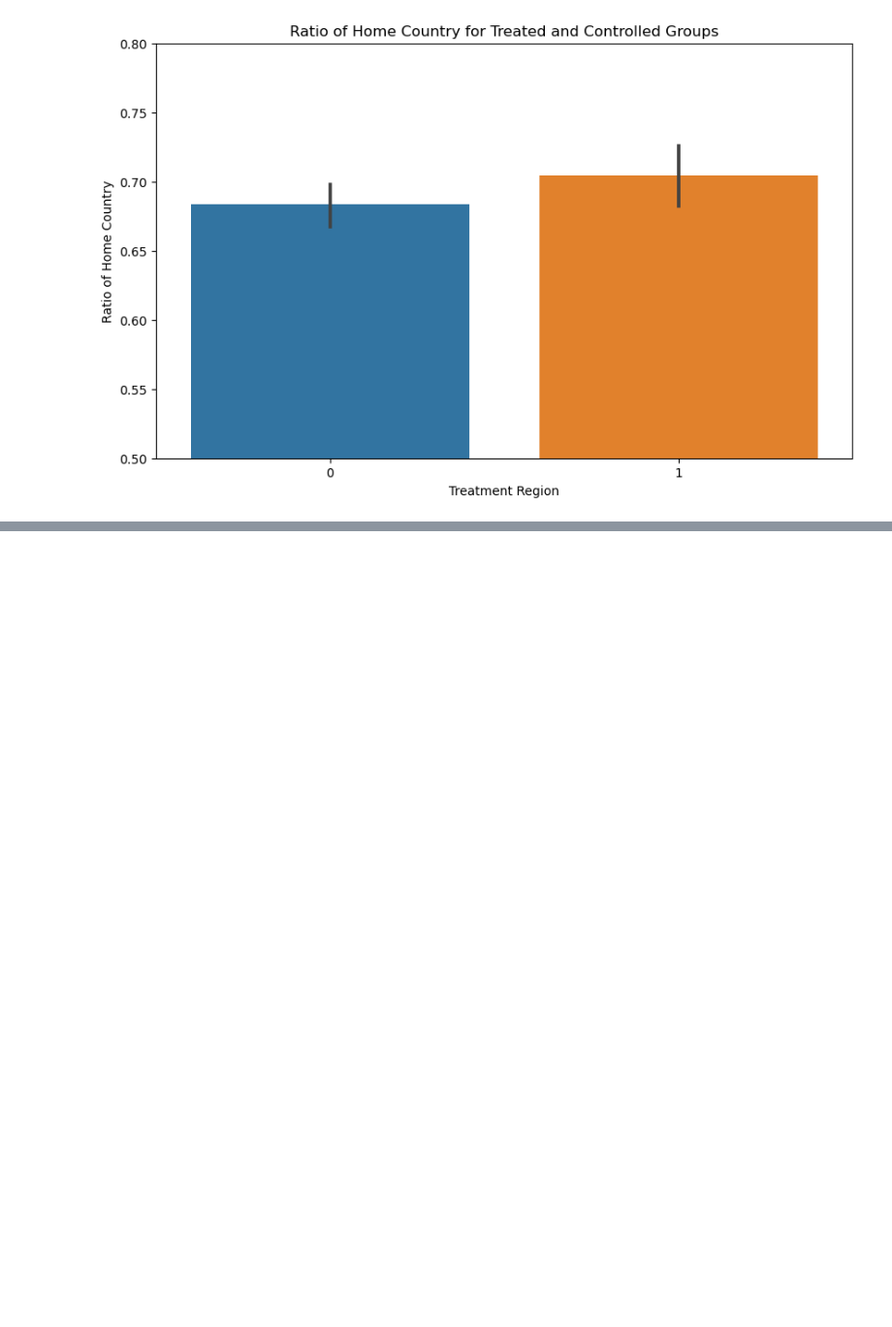
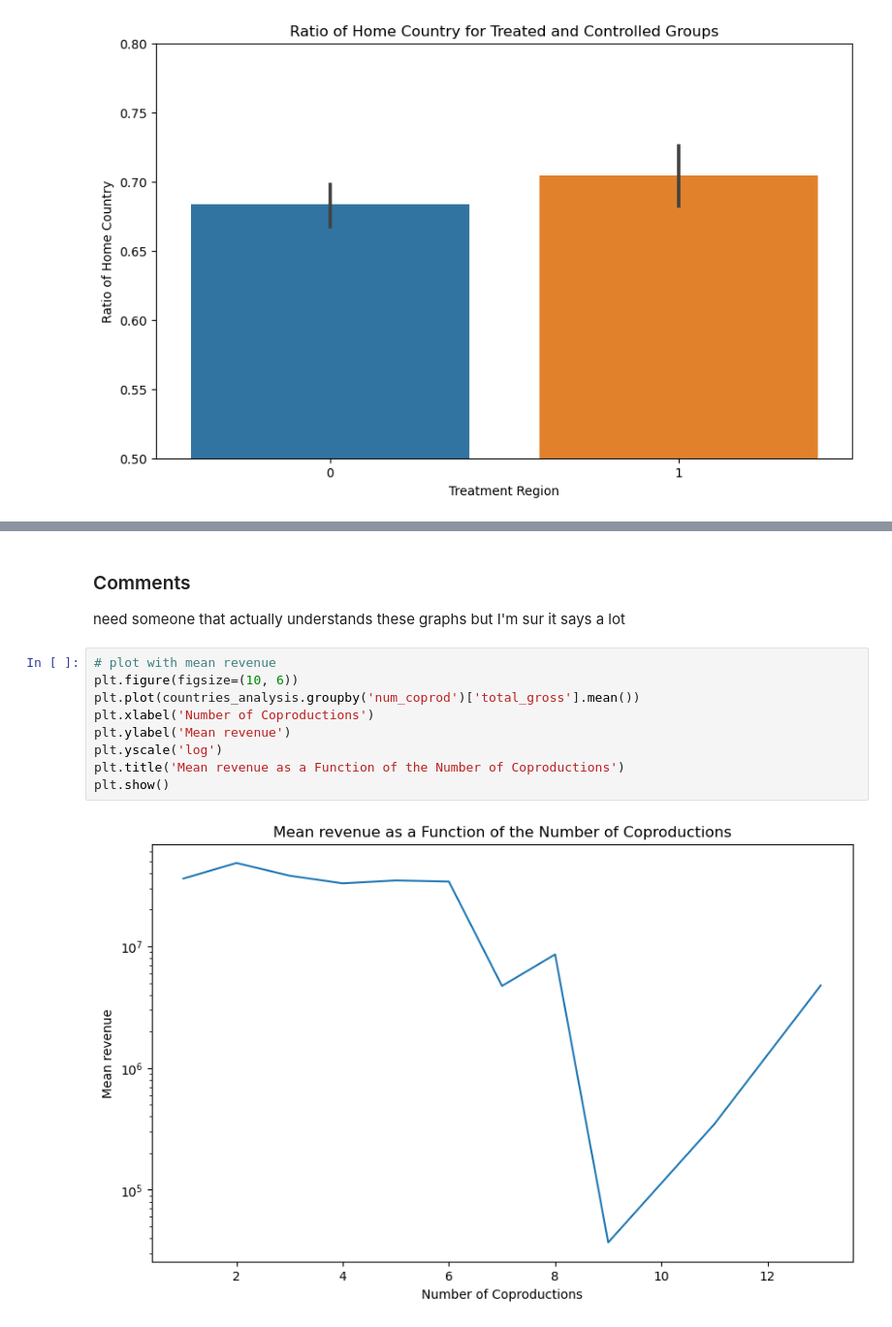
Before and after one commit to epfl-ada/ada-2023-project-nada2023, a Jupyter notebook: notebook.ipynb, the cells around one changed output, grey strips where cells are left out. Shown at 97% size. Cells and saved outputs as stored; diff of their text form; blank space fills up the shorter version.

```diff
--- a/notebook.ipynb
+++ b/notebook.ipynb
@@ -890,0 +951,14 @@ Text(0.5, 1.0, 'Ratio of Home Country for Treated and Controlled Groups')
+# %% [markdown]
+### Comments
+need someone that actually understands these graphs but I'm sur it says a lot
+# %%
+# plot with mean revenue
+plt.figure(figsize=(10, 6))
+plt.plot(countries_analysis.groupby('num_coprod')['total_gross'].mean())
+plt.xlabel('Number of Coproductions')
+plt.ylabel('Mean revenue')
+plt.yscale('log')
+plt.title('Mean revenue as a Function of the Number of Coproductions')
+plt.show()
+# %% [output]
+[figure, added]
```
Also changed, not shown: parts of 56 cells of this notebook.
